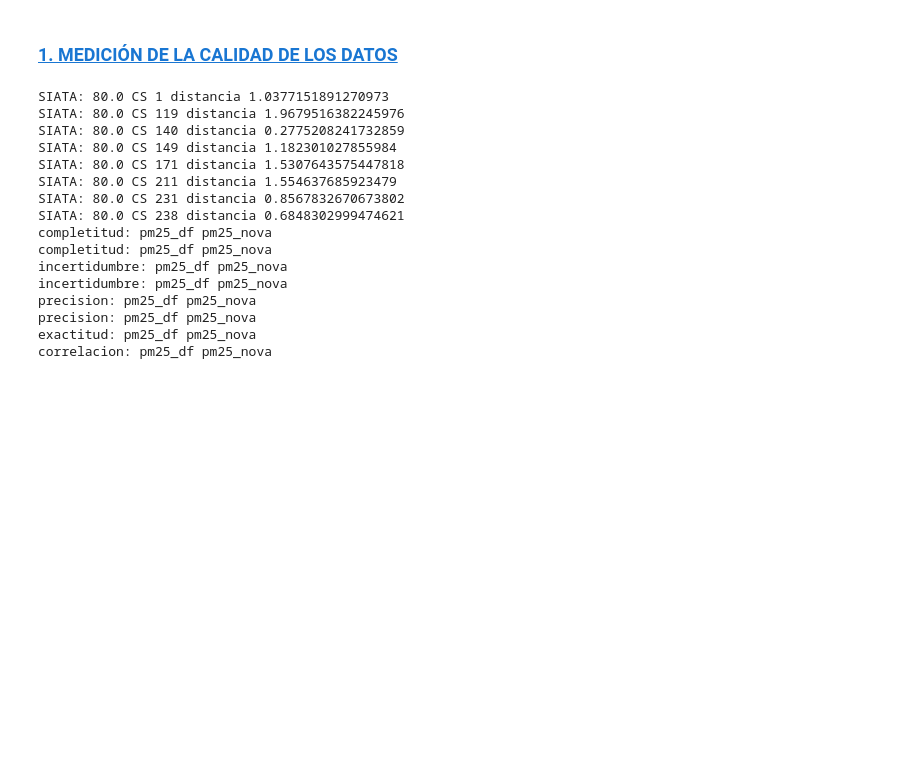
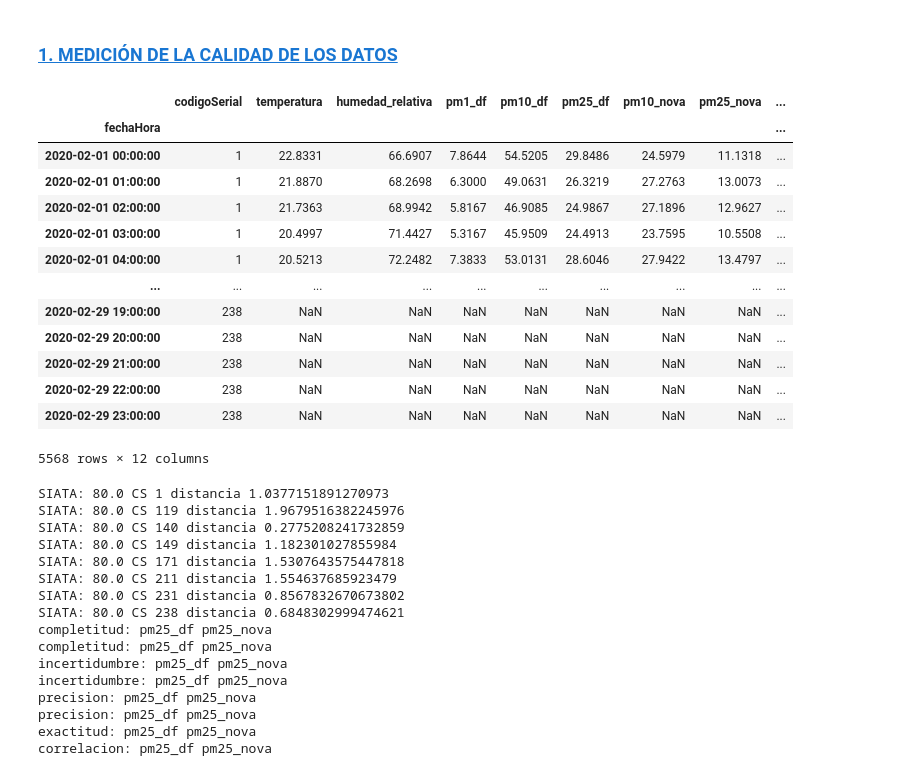
Before and after one commit to ferrcho024/Objetive_1, a Jupyter notebook: Data Interpolation/Full-stack.ipynb, the cells around one changed output. Cells and saved outputs as stored; diff of their text form; code cells hidden in the pictures; blank space fills up the shorter version.

```diff
--- a/Data Interpolation/Full-stack.ipynb
+++ b/Data Interpolation/Full-stack.ipynb
@@ -71,6 +71,23 @@ for i in nodosCS:
 # %% [markdown]
 <a id='section1'></a>
 ### [1. MEDICIÓN DE LA CALIDAD DE LOS DATOS](#menu)
+# %%
+datos_h
+# %% [output]
+|  | codigoSerial | temperatura | humedad_relativa | pm1_df | pm10_df | pm25_df | pm10_nova | pm25_nova | ... |
+| fechaHora |  |  |  |  |  |  |  |  | ... |
+| 2020-02-01 00:00:00 | 1 | 22.8331 | 66.6907 | 7.8644 | 54.5205 | 29.8486 | 24.5979 | 11.1318 | ... |
+| 2020-02-01 01:00:00 | 1 | 21.8870 | 68.2698 | 6.3000 | 49.0631 | 26.3219 | 27.2763 | 13.0073 | ... |
+| 2020-02-01 02:00:00 | 1 | 21.7363 | 68.9942 | 5.8167 | 46.9085 | 24.9867 | 27.1896 | 12.9627 | ... |
+| 2020-02-01 03:00:00 | 1 | 20.4997 | 71.4427 | 5.3167 | 45.9509 | 24.4913 | 23.7595 | 10.5508 | ... |
+| 2020-02-01 04:00:00 | 1 | 20.5213 | 72.2482 | 7.3833 | 53.0131 | 28.6046 | 27.9422 | 13.4797 | ... |
+| ... | ... | ... | ... | ... | ... | ... | ... | ... | ... |
+| 2020-02-29 19:00:00 | 238 | NaN | NaN | NaN | NaN | NaN | NaN | NaN | ... |
+| 2020-02-29 20:00:00 | 238 | NaN | NaN | NaN | NaN | NaN | NaN | NaN | ... |
+| 2020-02-29 21:00:00 | 238 | NaN | NaN | NaN | NaN | NaN | NaN | NaN | ... |
+| 2020-02-29 22:00:00 | 238 | NaN | NaN | NaN | NaN | NaN | NaN | NaN | ... |
+| 2020-02-29 23:00:00 | 238 | NaN | NaN | NaN | NaN | NaN | NaN | NaN | ... |
+5568 rows × 12 columns
 # %%
 importlib.reload(f_DQM)
 importlib.reload(f_FS)
```
Also changed, not shown: parts of 10 cells of this notebook, 9 other files.
